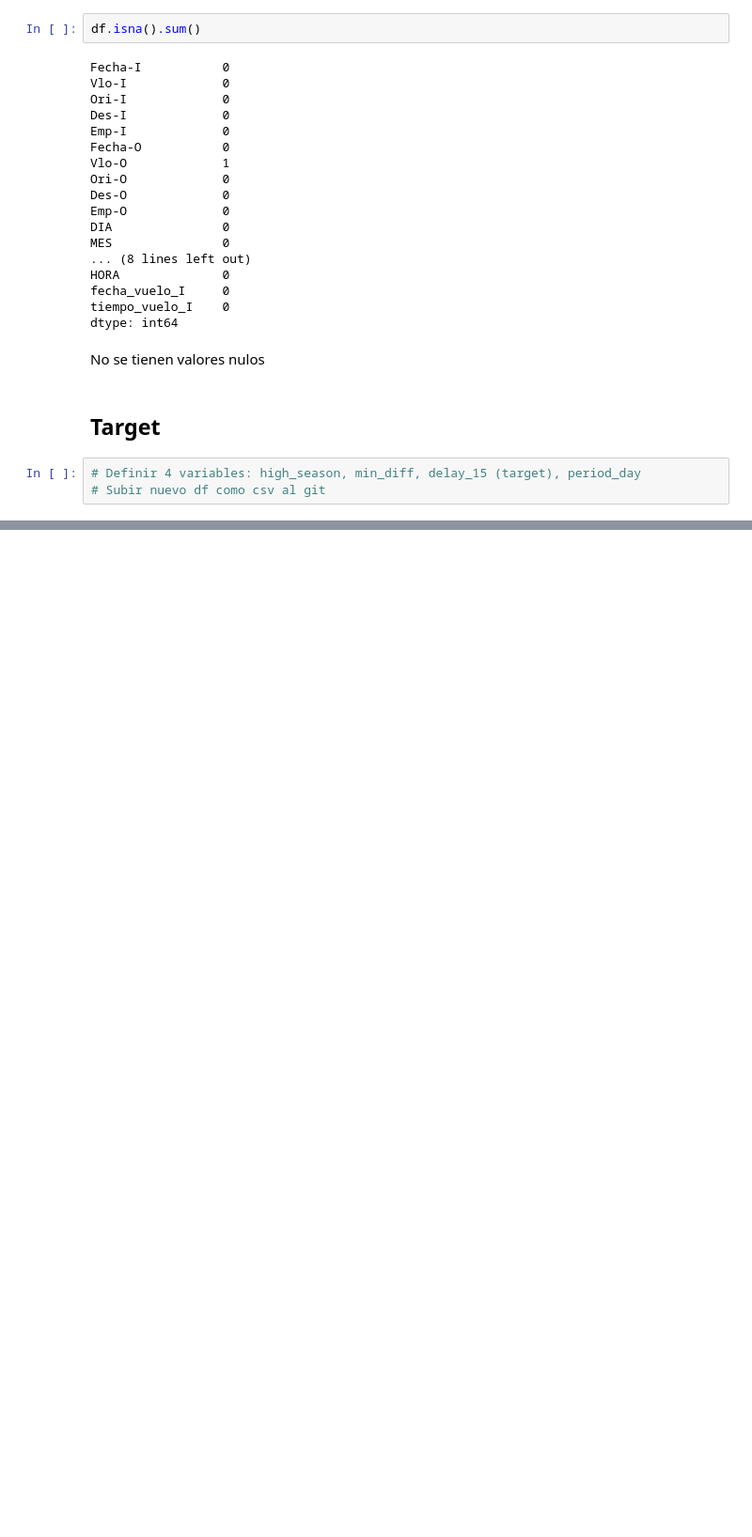
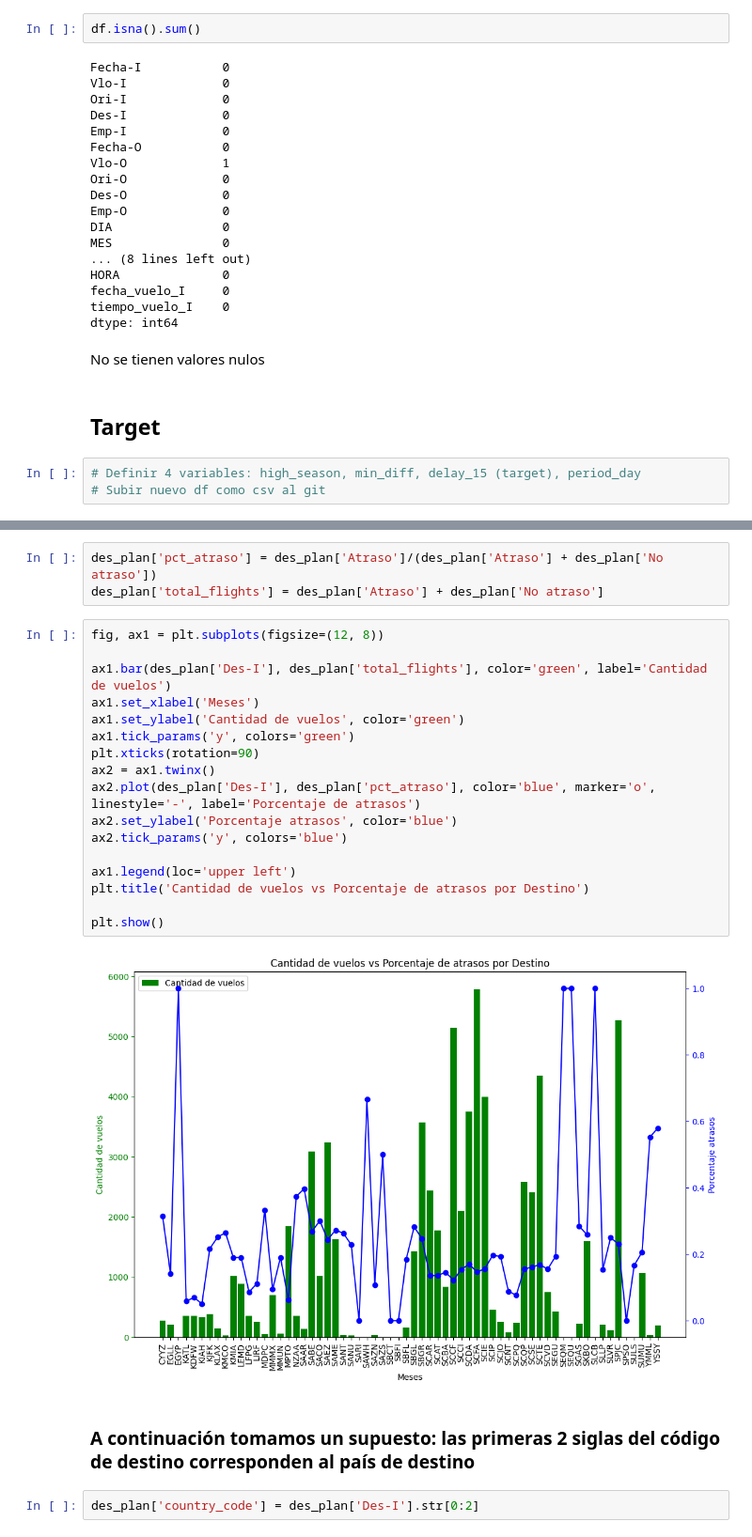
Before and after one commit to josecantog/latam_challenge, a Jupyter notebook: solution.ipynb, the cells around one changed output, grey strips where cells are left out. Shown at 94% size. Drawn from its saved outputs; the diff is of its cells as text; blank space fills up the shorter version.

```diff
--- a/solution.ipynb
+++ b/solution.ipynb
@@ -544,0 +695,26 @@ No se tienen valores nulos
+# %%
+des_plan['pct_atraso'] = des_plan['Atraso']/(des_plan['Atraso'] + des_plan['No atraso'])
+des_plan['total_flights'] = des_plan['Atraso'] + des_plan['No atraso']
+# %%
+fig, ax1 = plt.subplots(figsize=(12, 8))
+
+ax1.bar(des_plan['Des-I'], des_plan['total_flights'], color='green', label='Cantidad de vuelos')
+ax1.set_xlabel('Meses')
+ax1.set_ylabel('Cantidad de vuelos', color='green')
+ax1.tick_params('y', colors='green')
+plt.xticks(rotation=90)
+ax2 = ax1.twinx()
+ax2.plot(des_plan['Des-I'], des_plan['pct_atraso'], color='blue', marker='o', linestyle='-', label='Porcentaje de atrasos')
+ax2.set_ylabel('Porcentaje atrasos', color='blue')
+ax2.tick_params('y', colors='blue')
+
+ax1.legend(loc='upper left')
+plt.title('Cantidad de vuelos vs Porcentaje de atrasos por Destino')
+
+plt.show()
+# %% [output]
+[figure, added]
+# %% [markdown]
+### A continuación tomamos un supuesto: las primeras 2 siglas del código de destino corresponden al país de destino
+# %%
+des_plan['country_code'] = des_plan['Des-I'].str[0:2]
```
Also changed, not shown: parts of 60 cells of this notebook.
